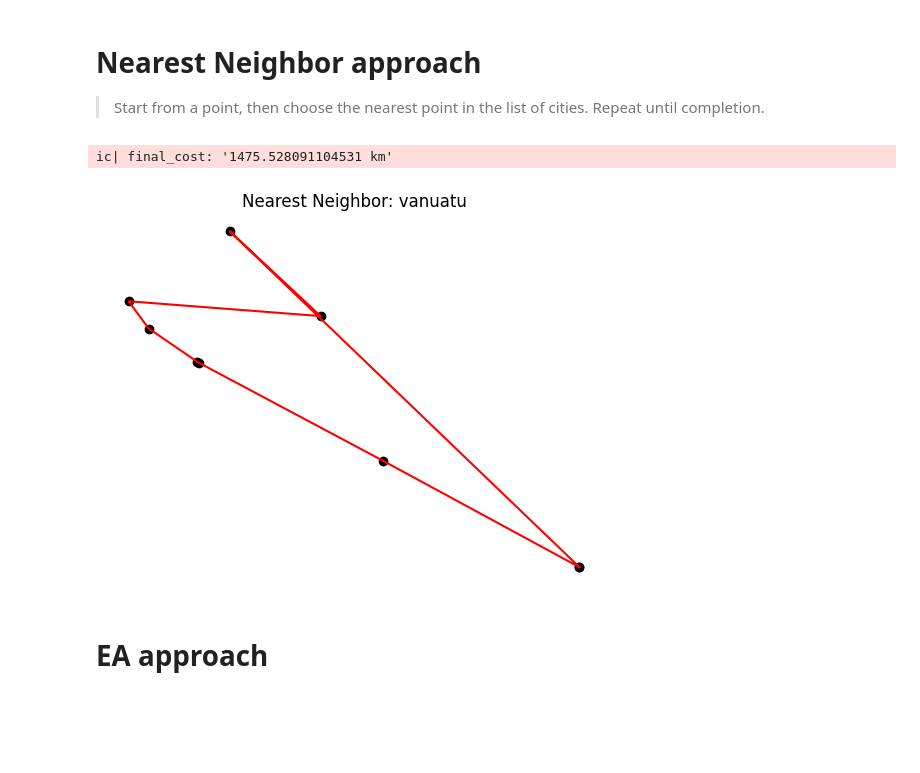
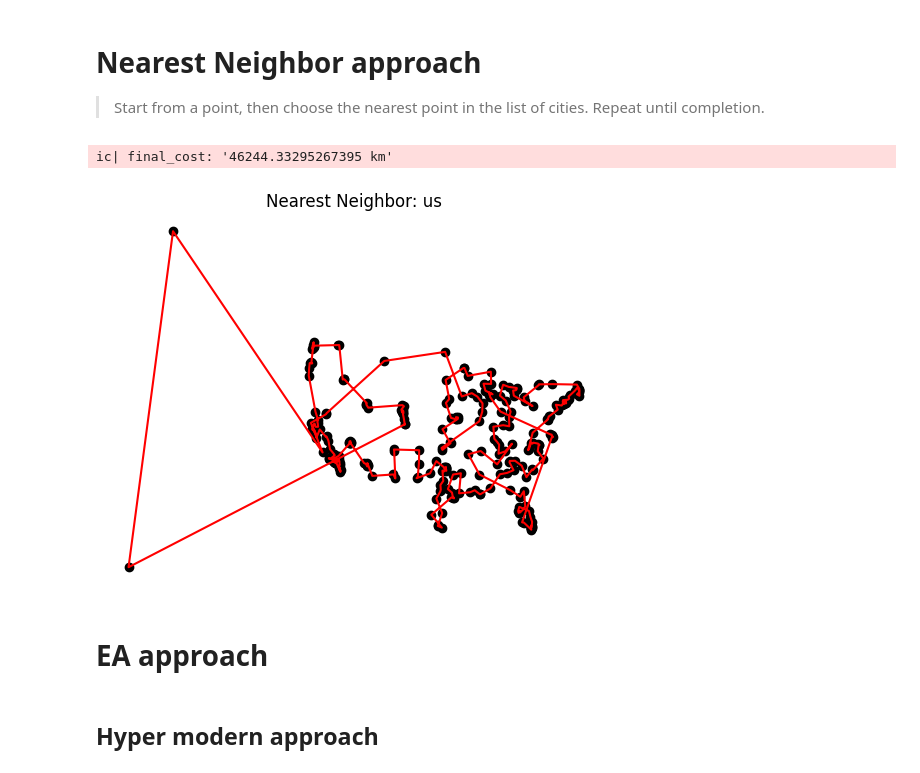
Before and after one commit to AbstractBorderStudio/CI2024_lab2, a Jupyter notebook: tsp.ipynb, the cells around one changed output. Drawn from its saved outputs; the diff is of its cells as text; code cells hidden in the pictures; blank space fills up the shorter version.

```diff
--- a/tsp.ipynb
+++ b/tsp.ipynb
@@ -41,7 +45,7 @@ def _to_pandas_table(matrix, x_names=None, y_names=None):
     """Returns a dataframe from a matrix"""
     return pd.DataFrame(matrix, index=x_names, columns=y_names)
 # %%
-city_name = "vanuatu"
+city_name = "us"
 CITIES, DIST_MATRIX = _load_cities(city_name)
 CITIES.head(10)
 # %% [output]
@@ -92,6 +88,9 @@ def _print_graph(solution, points=True, lines=True, p_color = "red", l_color = "
     if points: plt.scatter( coord[0], coord[1], color=p_color)
     if lines: plt.plot( coord[0], coord[1], color=l_color)
     plt.show()
+# %%
+def fitness(sequence):
+    return -tsp_cost(sequence)
 # %% [markdown]
 # Nearest Neighbor approach
 
@@ -108,40 +107,42 @@ def _nn_approach(cities, dist_mat):
     tsp_sol = list()
 
     # Append the first city to the solution and mark as visited
     tsp_sol.append(int(city))
     visited[city] = True
 
     while not np.all(visited):
         # Set the city's column as inf distance to avoid
         # calculating the distance between a city and itself
         dist[:, city] = np.inf
 
         # Find the closest city
         closest = np.argmin(dist[city])
 
         # Mark it as visited, push it to the solution and se the current city as the closest
         visited[closest] = True
         city = closest
         tsp_sol.append(int(city))
 
     # In the end add the first city at the end to create a cycle
     tsp_sol.append(int(tsp_sol[0]))
-    return (tsp_sol, tsp_cost(tsp_sol))
+    return tsp_sol
 
 EPOCHS = 1000
-tsp_sol, cost = _nn_approach(CITIES, DIST_MATRIX)
+tsp_sol = _nn_approach(CITIES, DIST_MATRIX)
+tsp_fit = fitness(tsp_sol)
 for i in range(EPOCHS):
-    new_tsp_sol, new_cost = _nn_approach(CITIES, DIST_MATRIX)
-    if new_cost < cost:
+    new_tsp_sol = _nn_approach(CITIES, DIST_MATRIX)
+    new_tsp_fit = fitness(new_tsp_sol)
+    if new_tsp_fit > tsp_fit:
         tsp_sol = new_tsp_sol
-        cost = new_cost
+        tsp_fit = new_tsp_fit
 
 # Print the result and plot the graph
-final_cost = f"{cost} km"
+final_cost = f"{abs(tsp_fit)} km"
 ic(final_cost)
 _print_graph(tsp_sol, p_color="black", title=f"Nearest Neighbor: {city_name}")
 # %% [output]
-ic| final_cost: '1475.528091104531 km'
+ic| final_cost: '46244.33295267395 km'
-[figure, old version]
+[figure, new version]
 # %% [markdown]
 # EA approach
@@ -147,0 +213,2 @@ ic| final_cost: '1475.528091104531 km'
+# %% [markdown]
+## Hyper modern approach
```
Also changed, not shown: parts of 9 cells of this notebook.
